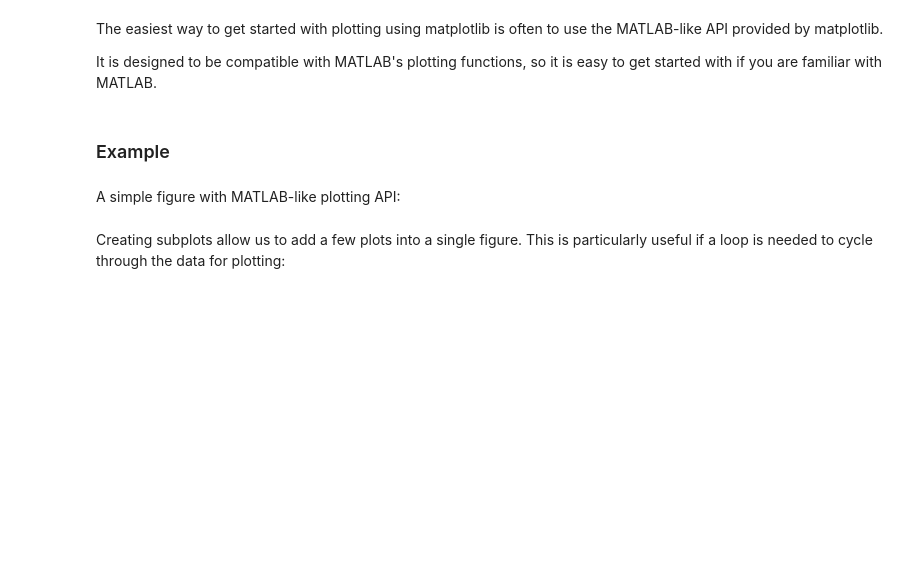
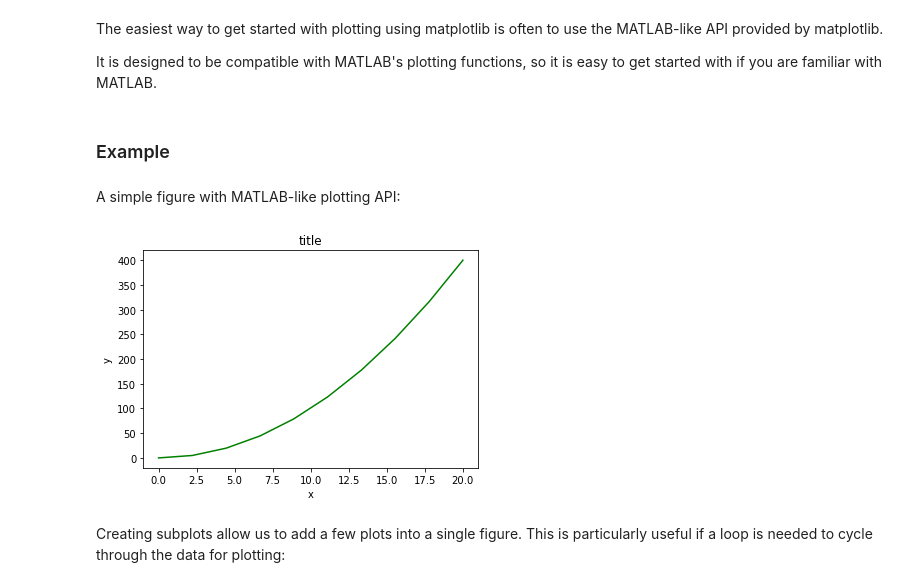
Before and after one commit to fdaus/PythonDataStar, a Jupyter notebook: 05/Python5.ipynb, the cells around one changed output. Drawn from its saved outputs; the diff is of its cells as text; code cells hidden in the pictures; blank space fills up the shorter version.

```diff
--- a/05/Python5.ipynb
+++ b/05/Python5.ipynb
@@ -52,11 +52,13 @@ x = np.linspace(0, 20, 10)
 y = x ** 2
 # %%
 plt.figure()
-plt.plot(x, y, 'r')
+plt.plot(x, y, 'g')
 plt.xlabel('x')
 plt.ylabel('y')
 plt.title('title')
 plt.show()
+# %% [output]
+[figure, added]
 # %% [markdown]
 Creating subplots allow us to add a few plots into a single figure. This is particularly useful if a loop is needed to cycle through the data for plotting:
 # %%
```
Also changed, not shown: parts of 32 cells of this notebook, 3 other files.
